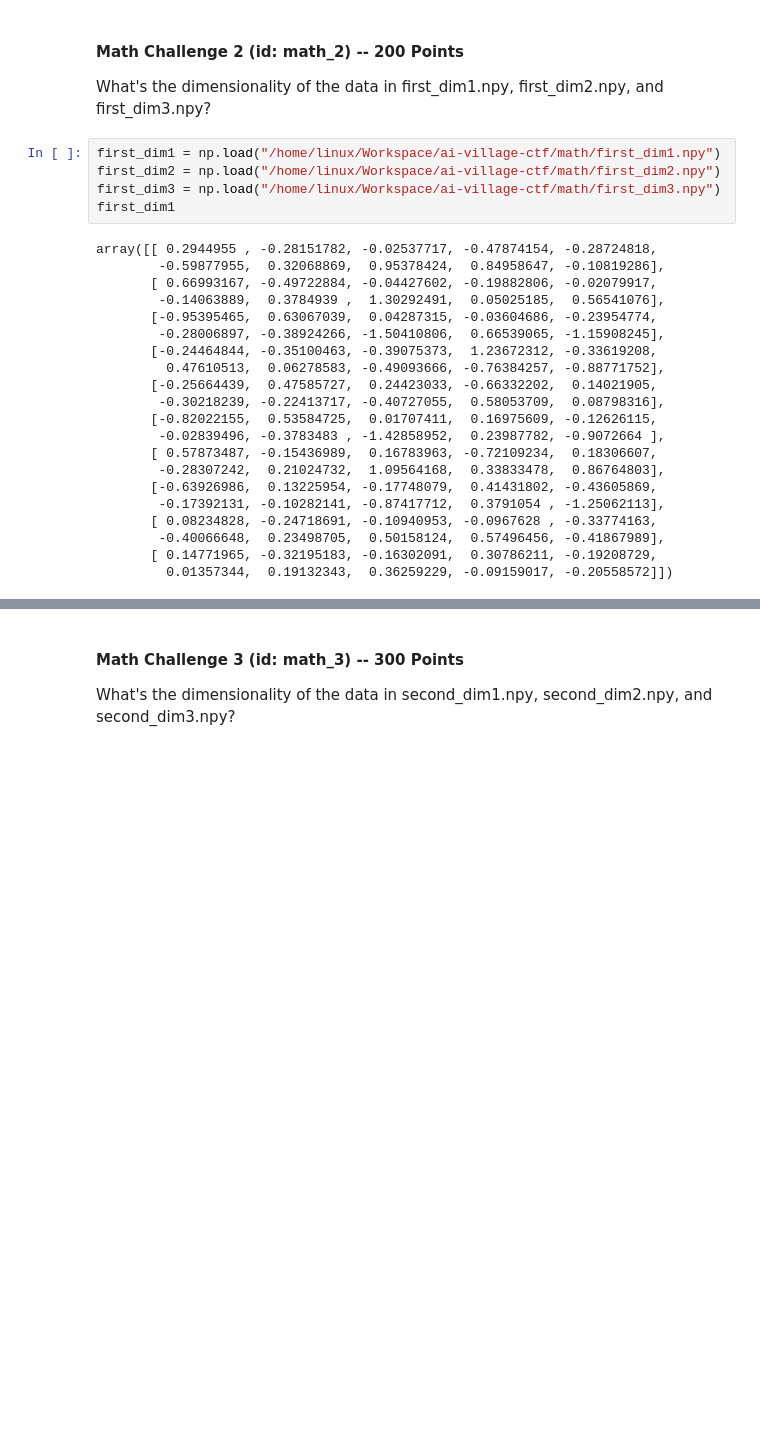
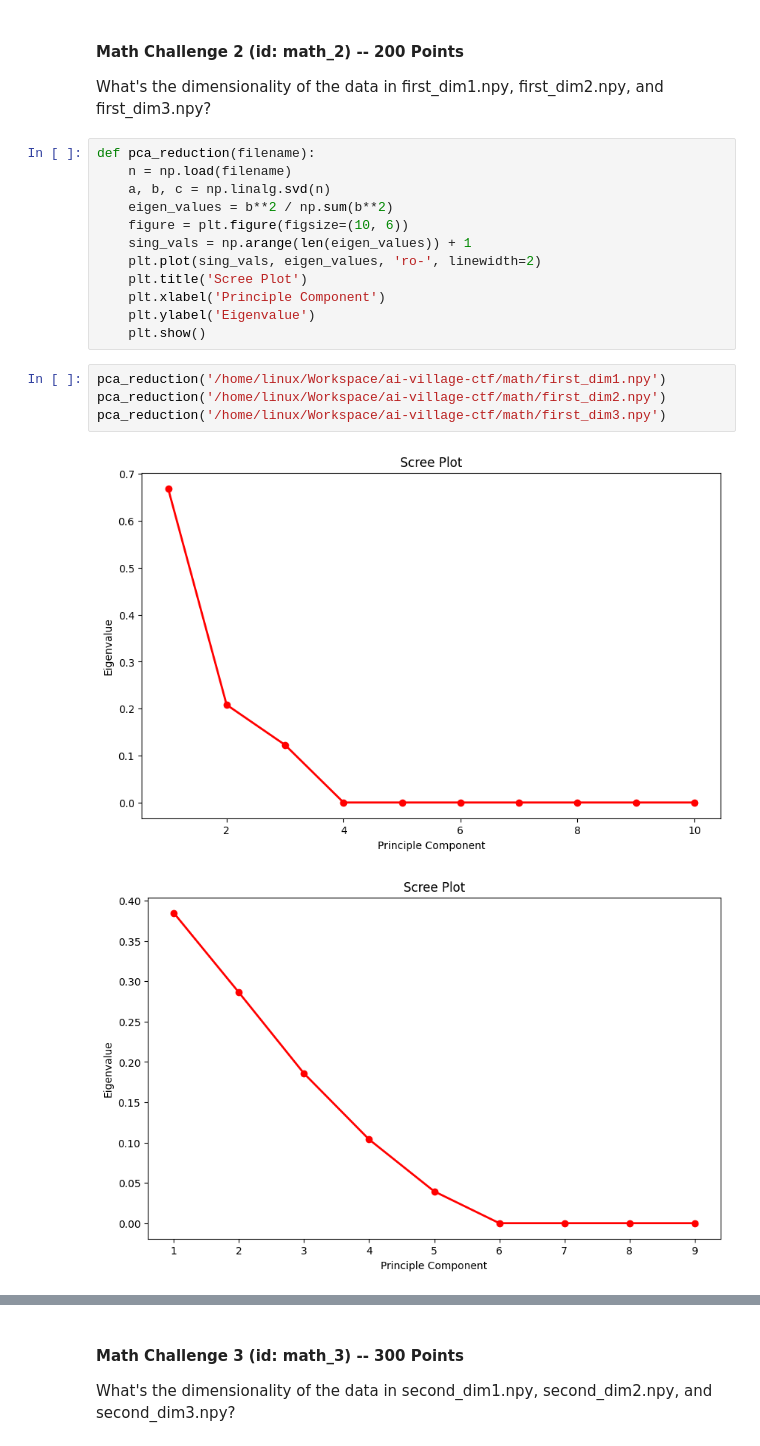
Before and after one commit to anubhavde/jubilant-robot-hacker, a Jupyter notebook: submission.ipynb, the cells around one changed output, grey strips where cells are left out. Drawn from its saved outputs; the diff is of its cells as text; blank space fills up the shorter version.

```diff
--- a/submission.ipynb
+++ b/submission.ipynb
@@ -146,29 +146,22 @@ Flag saved. If you want to update the scoreboard, click 'submit' on the right. R
 #### **Math Challenge 2 (id: math_2) -- 200 Points**
 
 What's the dimensionality of the data in first_dim1.npy, first_dim2.npy, and first_dim3.npy?
+# %%
+def pca_reduction(filename):
+    n = np.load(filename)
+    a, b, c = np.linalg.svd(n)
+    eigen_values = b**2 / np.sum(b**2)
+    figure = plt.figure(figsize=(10, 6))
+    sing_vals = np.arange(len(eigen_values)) + 1
+    plt.plot(sing_vals, eigen_values, 'ro-', linewidth=2)
+    plt.title('Scree Plot')
+    plt.xlabel('Principle Component')
+    plt.ylabel('Eigenvalue')
+    plt.show()
 # %%
-first_dim1 = np.load("/home/linux/Workspace/ai-village-ctf/math/first_dim1.npy")
-first_dim2 = np.load("/home/linux/Workspace/ai-village-ctf/math/first_dim2.npy")
-first_dim3 = np.load("/home/linux/Workspace/ai-village-ctf/math/first_dim3.npy")
-first_dim1
+pca_reduction('/home/linux/Workspace/ai-village-ctf/math/first_dim1.npy')
+pca_reduction('/home/linux/Workspace/ai-village-ctf/math/first_dim2.npy')
+pca_reduction('/home/linux/Workspace/ai-village-ctf/math/first_dim3.npy')
 # %% [output]
-array([[ 0.2944955 , -0.28151782, -0.02537717, -0.47874154, -0.28724818,
-        -0.59877955,  0.32068869,  0.95378424,  0.84958647, -0.10819286],
-       [ 0.66993167, -0.49722884, -0.04427602, -0.19882806, -0.02079917,
-        -0.14063889,  0.3784939 ,  1.30292491,  0.05025185,  0.56541076],
-       [-0.95395465,  0.63067039,  0.04287315, -0.03604686, -0.23954774,
-        -0.28006897, -0.38924266, -1.50410806,  0.66539065, -1.15908245],
-       [-0.24464844, -0.35100463, -0.39075373,  1.23672312, -0.33619208,
-         0.47610513,  0.06278583, -0.49093666, -0.76384257, -0.88771752],
-       [-0.25664439,  0.47585727,  0.24423033, -0.66332202,  0.14021905,
-        -0.30218239, -0.22413717, -0.40727055,  0.58053709,  0.08798316],
-       [-0.82022155,  0.53584725,  0.01707411,  0.16975609, -0.12626115,
-        -0.02839496, -0.3783483 , -1.42858952,  0.23987782, -0.9072664 ],
-       [ 0.57873487, -0.15436989,  0.16783963, -0.72109234,  0.18306607,
-        -0.28307242,  0.21024732,  1.09564168,  0.33833478,  0.86764803],
-       [-0.63926986,  0.13225954, -0.17748079,  0.41431802, -0.43605869,
-        -0.17392131, -0.10282141, -0.87417712,  0.3791054 , -1.25062113],
-       [ 0.08234828, -0.24718691, -0.10940953, -0.0967628 , -0.33774163,
-        -0.40066648,  0.23498705,  0.50158124,  0.57496456, -0.41867989],
-       [ 0.14771965, -0.32195183, -0.16302091,  0.30786211, -0.19208729,
-         0.01357344,  0.19132343,  0.36259229, -0.09159017, -0.20558572]])
+[figure, added]
+[figure, added]
```
Also changed, not shown: parts of 23 cells of this notebook.
